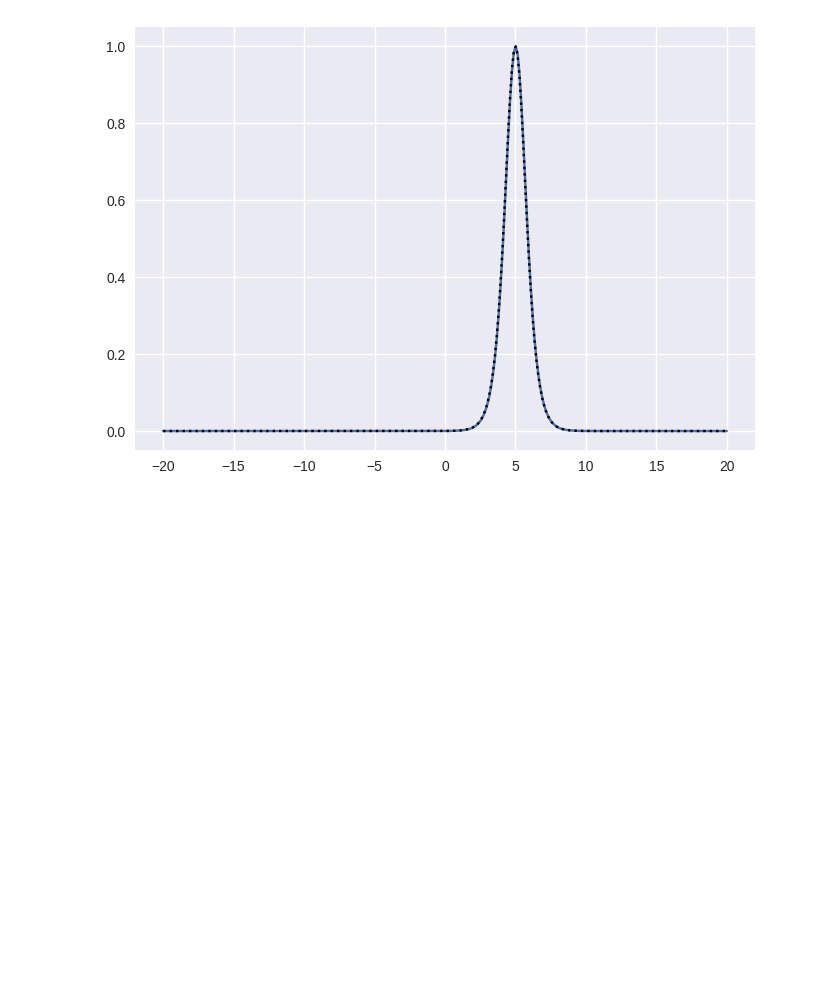
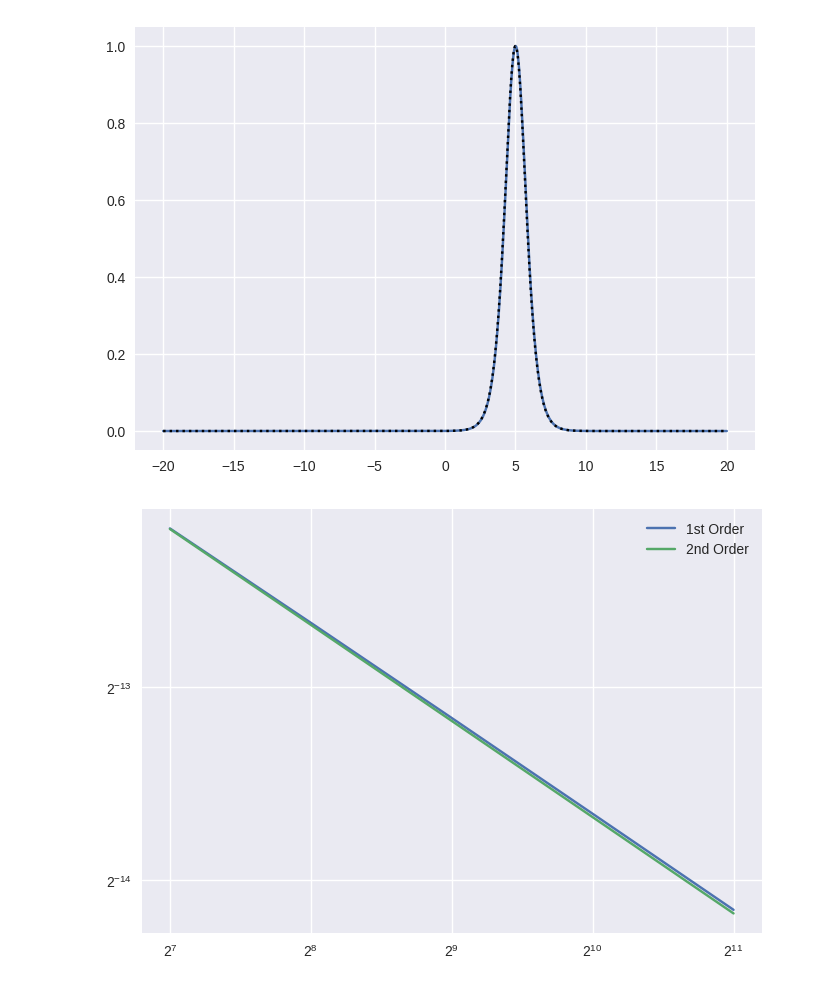
Before and after one commit to samco7/digital-quantum-simulation, a Jupyter notebook: welch/classical_runs.ipynb, the cells around one changed output. Saved outputs shown, nothing was run; the diff lists cells and outputs as text; code cells hidden in the pictures; blank space fills up the shorter version.

Commit message:
minor edits, testing first vs second order

```diff
--- a/welch/classical_runs.ipynb
+++ b/welch/classical_runs.ipynb
@@ -44,0 +44,17 @@ TODO: now test error of first order vs second order...
+# %%
+N_vals = [2**m for m in range(7, 12)]
+K_vals = [1000 for m in range(7, 12)]
+L = 20
+error1, error2 = [], []
+for N, K in zip(N_vals, K_vals):
+    amplitudes2, t_grid2, x_grid2 = time_evolve(potential1, initial_wave_function1, N, L, K, T1, f, ord=1)
+    dx2 = 2*L/(N - 1)
+    amplitudes3, t_grid3, x_grid3 = time_evolve(potential1, initial_wave_function1, N, L, K, T1, f, ord=2)
+    error1.append(np.linalg.norm(amplitudes2[-1, :]*dx2 - np.abs(true_sol(x_grid2, t_grid2[-1]))**2)/len(x_grid2))
+    error2.append(np.linalg.norm(amplitudes3[-1, :]*dx2 - np.abs(true_sol(x_grid2, t_grid2[-1]))**2)/len(x_grid2))
+plt.loglog(N_vals, error1, base=2)
+plt.loglog(N_vals, error2, base=2)
+plt.legend(['1st Order', '2nd Order'])
+plt.show()
+# %% [output]
+[figure, added]
```
Also changed, not shown: parts of 2 cells of this notebook, 1 other file.
